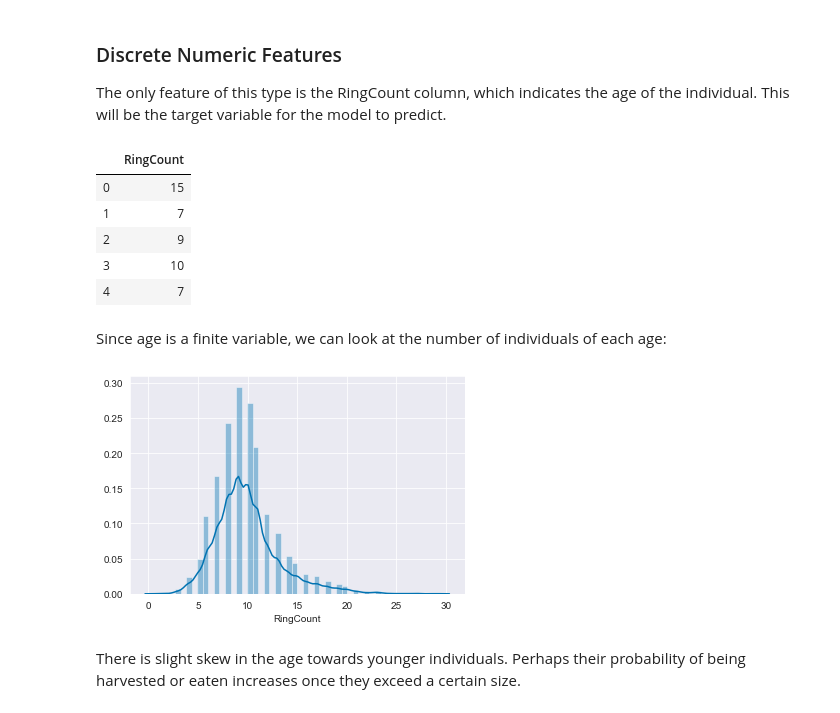
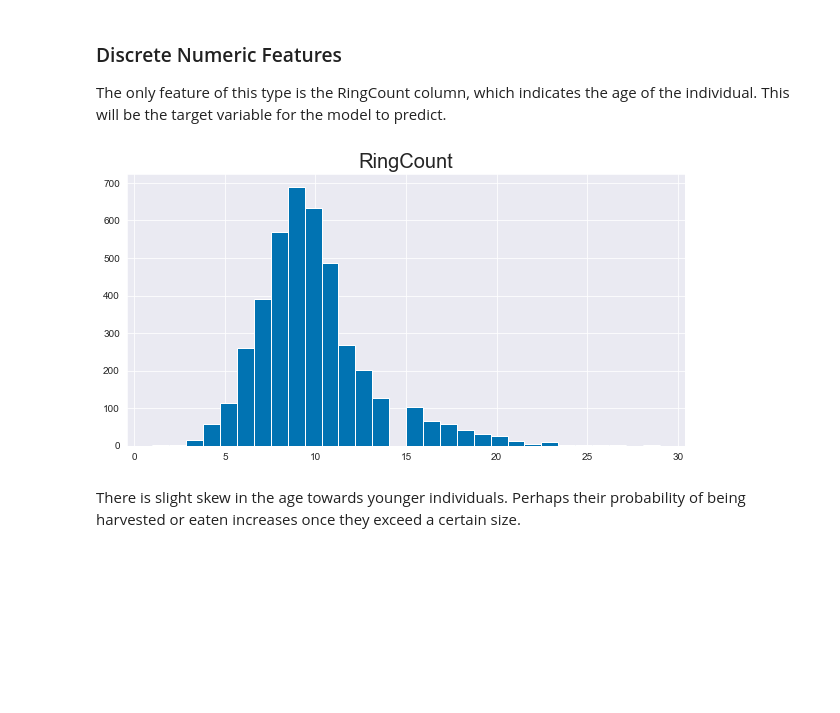
Before and after one commit to chrisammon3000/uci-abalone, a Jupyter notebook: notebooks/190924-gcl-initial-exploration.ipynb, the cells around one changed output. Drawn from its saved outputs; the diff is of its cells as text; code cells hidden in the pictures; blank space fills up the shorter version.

Commit message:
Add histogram, remove distplot

```diff
--- a/notebooks/190924-gcl-initial-exploration.ipynb
+++ b/notebooks/190924-gcl-initial-exploration.ipynb
@@ -138,21 +138,12 @@ The only feature of this type is the RingCount column, which indicates the age o
 # %%
 # Selects discrete numeric features
 raw.select_dtypes(include='int').head()
 
 # Plots RingCount
+raw['RingCount'].hist(figsize=(10, 5), bins=30)
+plt.title("RingCount", fontsize=20);
 # %% [output]
-|  | RingCount |
-| 0 | 15 |
-| 1 | 7 |
-| 2 | 9 |
-| 3 | 10 |
-| 4 | 7 |
+[figure, added]
-# %% [markdown]
-Since age is a finite variable, we can look at the number of individuals of each age:
-# %%
-sns.distplot(raw["RingCount"]);
-# %% [output]
-[figure, removed]
 # %% [markdown]
 There is slight skew in the age towards younger individuals. Perhaps their probability of being harvested or eaten increases once they exceed a certain size.
 # %% [markdown]
```
